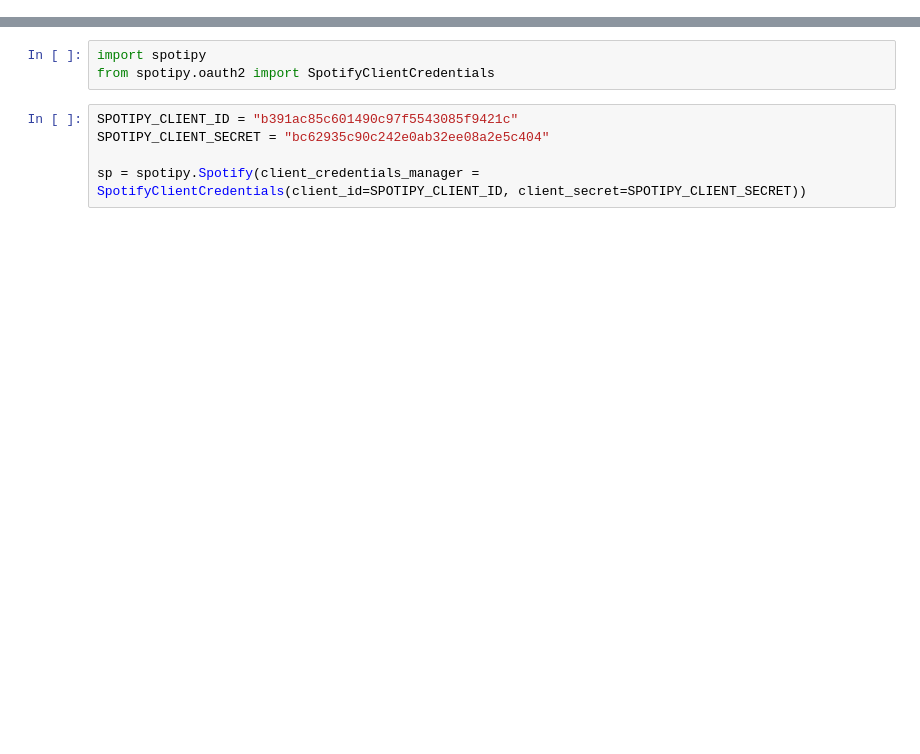
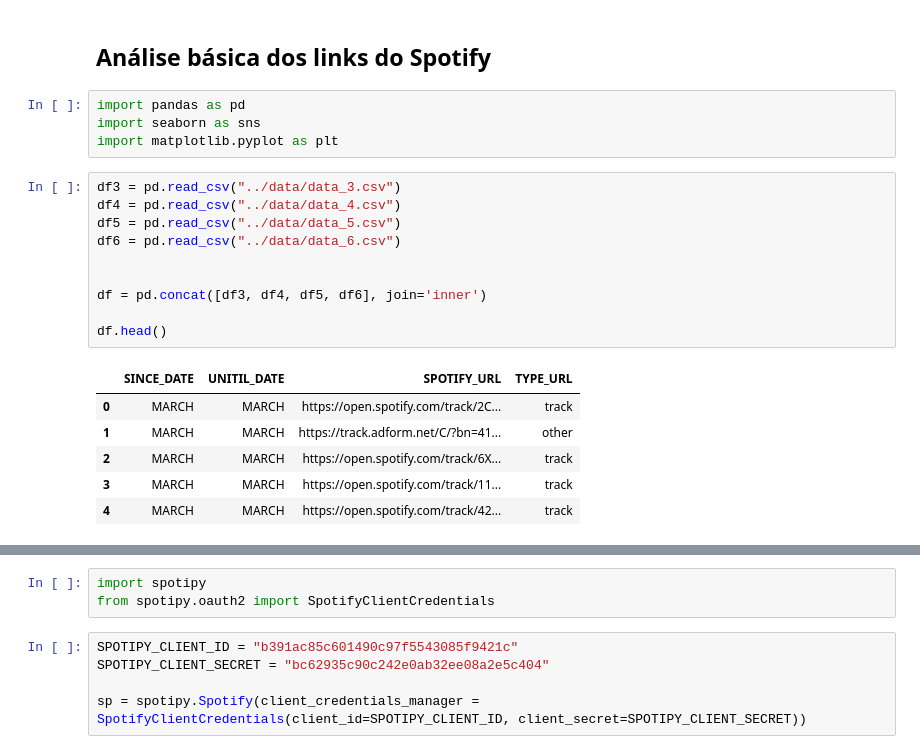
Before and after one commit to julianyraiol/analysis-music-data-pipeline, a Jupyter notebook: notebook/spotipy.ipynb, the cells around one changed output, grey strips where cells are left out. Cells and saved outputs as stored; diff of their text form; blank space fills up the shorter version.

```diff
--- a/notebook/spotipy.ipynb
+++ b/notebook/spotipy.ipynb
@@ -0,0 +1,23 @@
+# %% [markdown]
+## Análise básica dos links do Spotify
+# %%
+import pandas as pd
+import seaborn as sns
+import matplotlib.pyplot as plt
+# %%
+df3 = pd.read_csv("../data/data_3.csv")
+df4 = pd.read_csv("../data/data_4.csv")
+df5 = pd.read_csv("../data/data_5.csv")
+df6 = pd.read_csv("../data/data_6.csv")
+
+
+df = pd.concat([df3, df4, df5, df6], join='inner')
+
+df.head()
+# %% [output]
+|  | SINCE_DATE | UNITIL_DATE | SPOTIFY_URL | TYPE_URL |
+| 0 | MARCH | MARCH | https://open.spotify.com/track/2C... | track |
+| 1 | MARCH | MARCH | https://track.adform.net/C/?bn=41... | other |
+| 2 | MARCH | MARCH | https://open.spotify.com/track/6X... | track |
+| 3 | MARCH | MARCH | https://open.spotify.com/track/11... | track |
+| 4 | MARCH | MARCH | https://open.spotify.com/track/42... | track |
```
Also changed, not shown: parts of 19 cells of this notebook, 6 other files.
